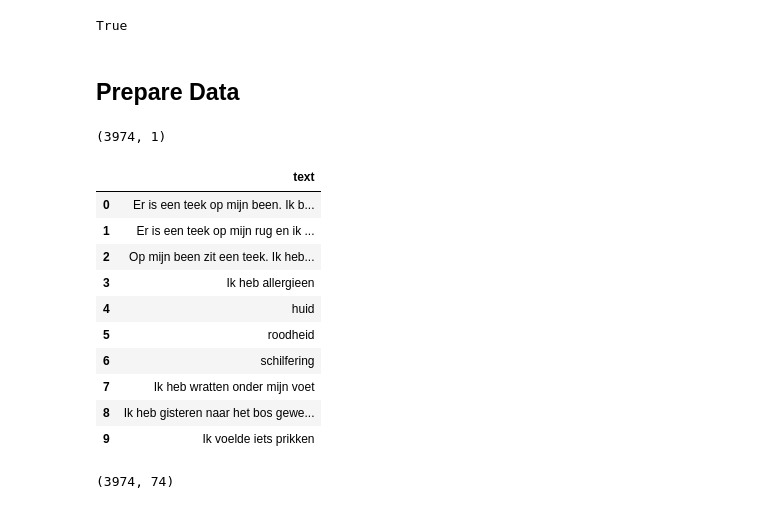
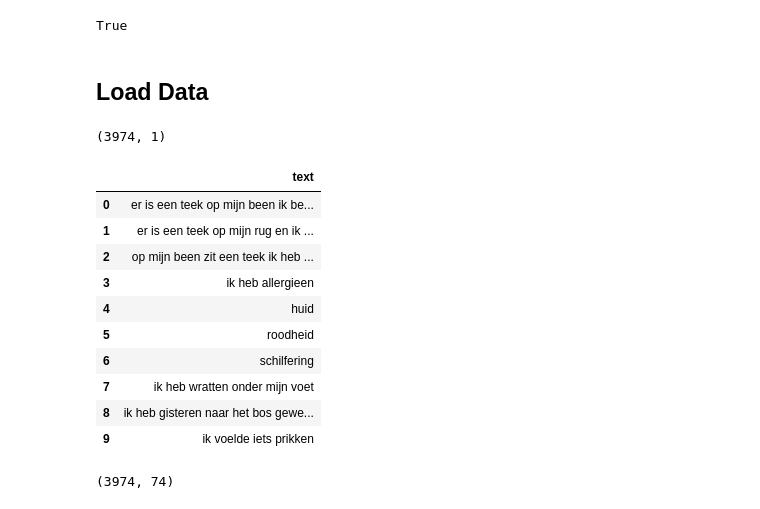
Before and after one commit to wilbsmond/medical-text-classification, a Jupyter notebook: Colab/data_eda.ipynb, the cells around one changed output. Cells and saved outputs as stored; diff of their text form; code cells hidden in the pictures.

```diff
--- a/Colab/data_eda.ipynb
+++ b/Colab/data_eda.ipynb
@@ -28,38 +27,34 @@ nltk.download('stopwords')
 [nltk_data]   Unzipping corpora\stopwords.zip.
 True
 # %% [markdown]
-## **Prepare Data**
+## **Load Data**
 # %%
-# Load the datasets
-df_user_inputs = pd.read_csv('user_inputs.csv', delimiter=';')
-df_labels = pd.read_csv('labels.csv', delimiter=";")
+# Load the cleaned datasets
+df_user_inputs = pd.read_csv('../dataset/user_inputs_cleaned.csv')
+df_labels = pd.read_csv('../dataset/labels_cleaned.csv')
 
 # Remove unnecessary index columns
 df_user_inputs.drop(df_user_inputs.columns[0], axis=1, inplace=True)
 df_labels.drop(df_labels.columns[0], axis=1, inplace=True)
-
-# Remove classes with < 2 instances (this is only 'no complaints' label with 0 instance so not a big deal)
-# We need to do this to split the data later with stratification
-df_labels = df_labels.loc[:, (df_labels.sum(axis=0) >= 2)]
 
 # Ensure alignment
 assert len(df_labels) == len(df_user_inputs), "Datasets do not align!"
 
 print(df_user_inputs.shape)
 df_user_inputs.head(10)
 # %% [output]
 (3974, 1)
 |  | text |
-| 0 | Er is een teek op mijn been. Ik b... |
-| 1 | Er is een teek op mijn rug en ik ... |
-| 2 | Op mijn been zit een teek. Ik heb... |
-| 3 | Ik heb allergieen |
+| 0 | er is een teek op mijn been ik be... |
+| 1 | er is een teek op mijn rug en ik ... |
+| 2 | op mijn been zit een teek ik heb ... |
+| 3 | ik heb allergieen |
 | 4 | huid |
 | 5 | roodheid |
 | 6 | schilfering |
-| 7 | Ik heb wratten onder mijn voet |
-| 8 | Ik heb gisteren naar het bos gewe... |
-| 9 | Ik voelde iets prikken |
+| 7 | ik heb wratten onder mijn voet |
+| 8 | ik heb gisteren naar het bos gewe... |
+| 9 | ik voelde iets prikken |
 # %%
 print(df_labels.shape)
 df_labels.iloc[:, 1:6].head()
```
Also changed, not shown: parts of 7 cells of this notebook, 8 other files.
